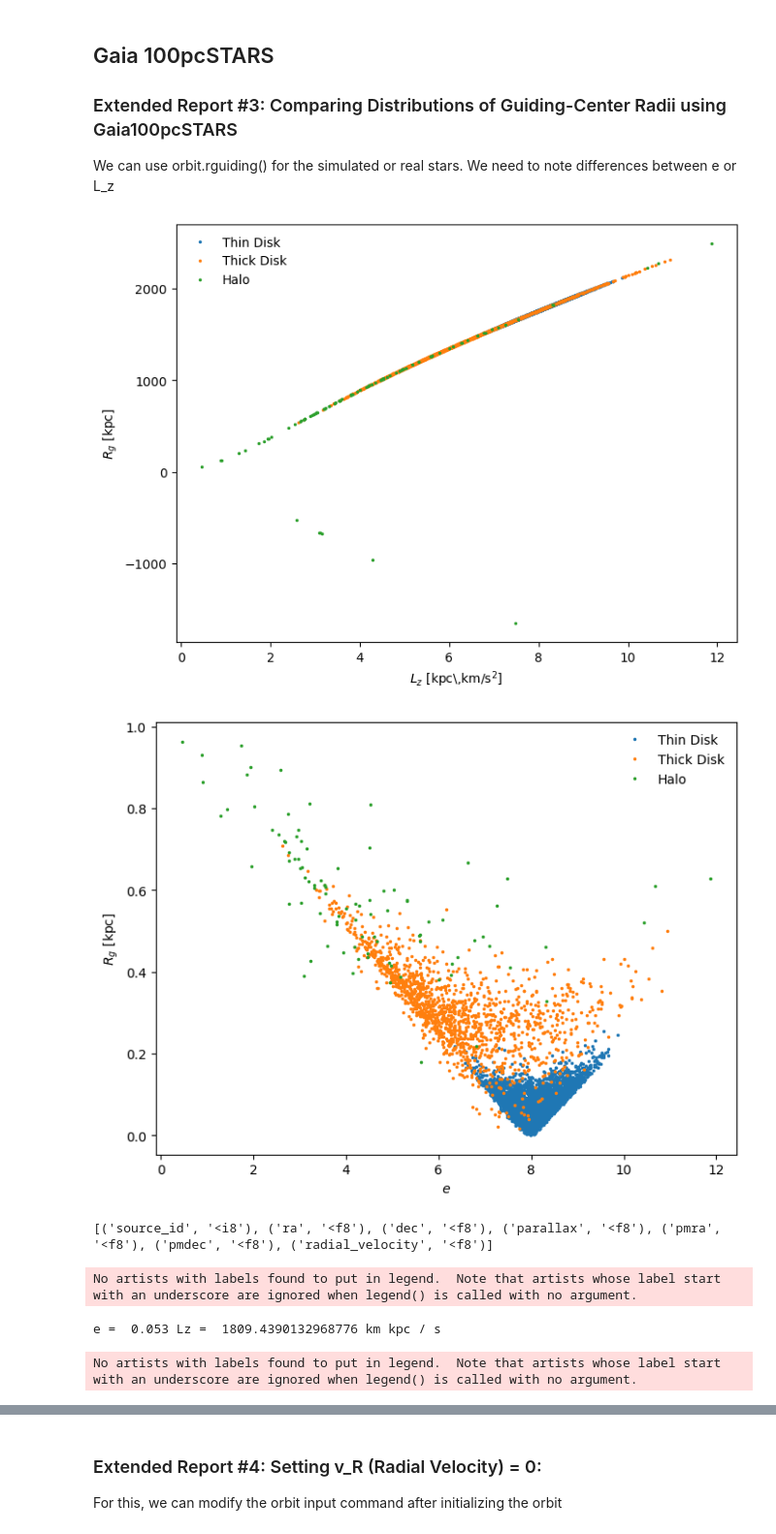
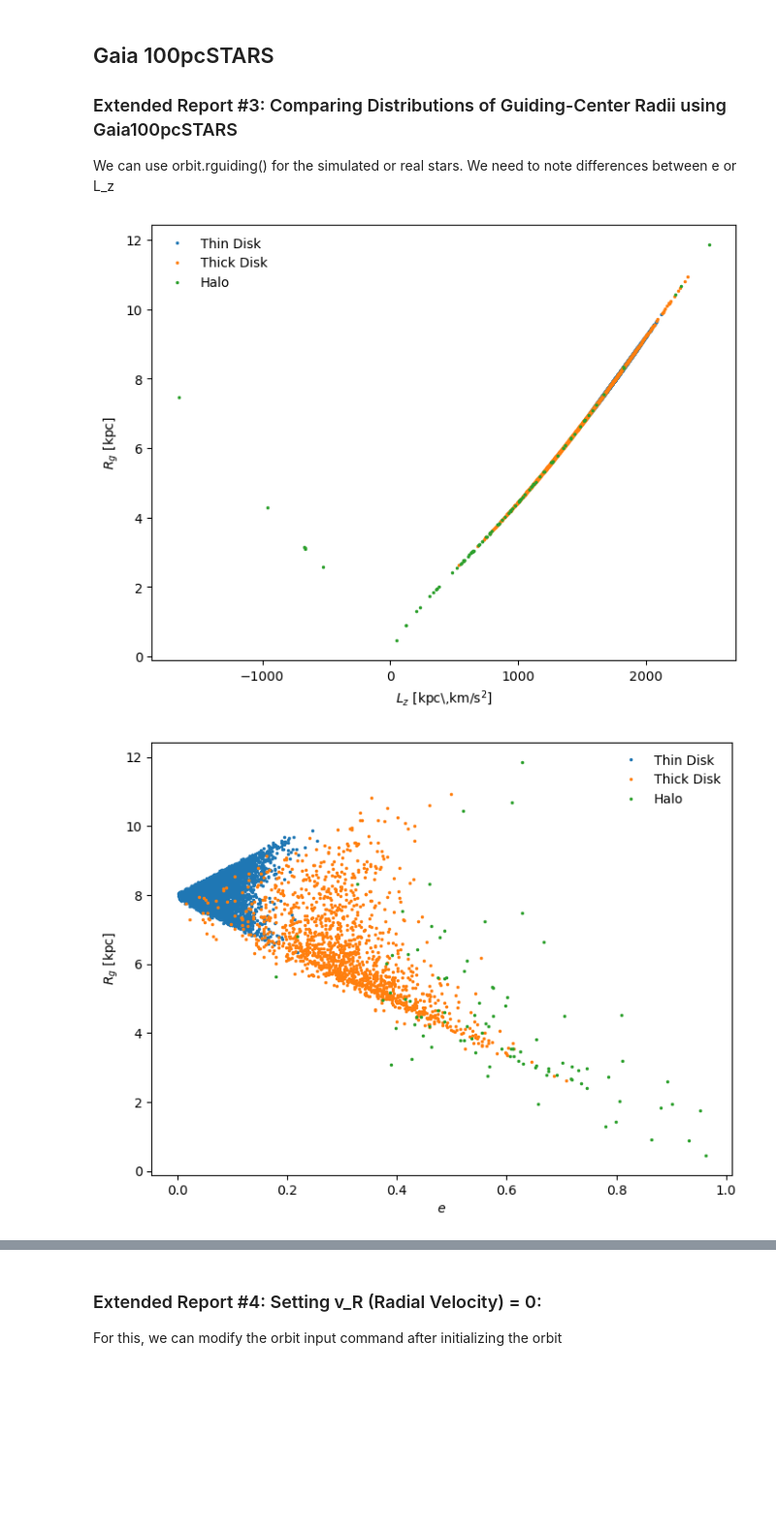
Before and after one commit to CherryWookie/Astrophysics-code, a Jupyter notebook: report2/final_simulation.ipynb, the cells around one changed output, grey strips where cells are left out. Shown at 97% size. Cells and saved outputs as stored; diff of their text form; code cells hidden in the pictures; blank space fills up the shorter version.

```diff
--- a/report2/final_simulation.ipynb
+++ b/report2/final_simulation.ipynb
@@ -557,9 +557,9 @@ We can use orbit.rguiding() for the simulated or real stars. We need to note dif
 
 # Guiding center radius vs Lz modified by using .rguiding()
 fig1 = pl.figure(figsize=(8, 6))
-pl.plot(a_thin.rguiding(),a_thin.Lz(quantity=True), marker='.', ms=3, ls='none', label='Thin Disk')
-pl.plot(a_thick.rguiding(),a_thick.Lz(quantity=True), marker='.', ms=3, ls='none', label='Thick Disk')
-pl.plot(a_halo.rguiding(),a_halo.Lz(quantity=True), marker='.', ms=3, ls='none', label='Halo')
+pl.plot(a_thin.Lz(quantity=True),a_thin.rguiding(), marker='.', ms=3, ls='none', label='Thin Disk')
+pl.plot(a_thick.Lz(quantity=True),a_thick.rguiding(), marker='.', ms=3, ls='none', label='Thick Disk')
+pl.plot(a_halo.Lz(quantity=True),a_halo.rguiding(), marker='.', ms=3, ls='none', label='Halo')
 pl.xlabel(r'$L_z$ [kpc\,km/s$^2$]')
 pl.ylabel(r'$R_g$ [kpc]')
 pl.savefig("sim_gr_Lz.png", dpi=150, bbox_inches='tight')
@@ -568,9 +568,9 @@ pl.show()
 
 # guiding center radius vs e
 fig2 = pl.figure(figsize=(8, 6))
-pl.plot(a_thin.rguiding(),a_thin.e(), marker='.', ms=3, ls='none', label='Thin Disk')
-pl.plot(a_thick.rguiding(),a_thick.e(), marker='.', ms=3, ls='none', label='Thick Disk')
-pl.plot(a_halo.rguiding(),a_halo.e(), marker='.', ms=3, ls='none', label='Halo')
+pl.plot(a_thin.e(),a_thin.rguiding(), marker='.', ms=3, ls='none', label='Thin Disk')
+pl.plot(a_thick.e(),a_thick.rguiding(), marker='.', ms=3, ls='none', label='Thick Disk')
+pl.plot(a_halo.e(),a_halo.rguiding(), marker='.', ms=3, ls='none', label='Halo')
 pl.xlabel(r'$e$')
 pl.ylabel(r'$R_g$ [kpc]')
 pl.savefig("sim_gr_e.png", dpi=150, bbox_inches='tight')
@@ -647,36 +647,32 @@ pl.show()
 fig = pl.figure(figsize=(7,7))
 fig.subplots_adjust(wspace=0.3)
 ax1 = fig.add_subplot(111)
 
 # using all of the integrated orbits
 
 ax1.plot(a_stars.V(),np.sqrt(a_stars.U()**2 + a_stars.W()**2), marker='.', ms=3, ls='none')
 
 ax1.set_xlabel(r'$V_{\rm LSR}$ [km/s]')
 ax1.set_ylabel(r'$\sqrt{U^2_{\rm LSR} + W^2_{\rm LSR}}$ [km/s]')
 
 pl.show()
 
 
 
 #-----------------------------------------------
 # Plotting Vertical Component of Momentum L_z
 #-----------------------------------------------
 fig = pl.figure(figsize=(7,7))
 fig.subplots_adjust(wspace=0.3)
 ax1 = fig.add_subplot(111)
 
 # Using ALL integrated orbits
 ax1.plot(a_stars.e(),a_stars.Lz(), marker='.', ms=3, ls='none')
 
 ax1.set_xlabel(r'$e$')
 ax1.set_ylabel(r'$L_z$ [kpc\,km/s$^2$]')
 
 pl.show()
 # %% [output]
-[figure, old version]
+[figure, new version]
-[figure, old version]
+[figure, new version]
-[('source_id', '<i8'), ('ra', '<f8'), ('dec', '<f8'), ('parallax', '<f8'), ('pmra', '<f8'), ('pmdec', '<f8'), ('radial_velocity', '<f8')]
-No artists with labels found to put in legend.  Note that artists whose label start with an underscore are ignored when legend() is called with no argument.
-e =  0.053 Lz =  1809.4390132968776 km kpc / s
-No artists with labels found to put in legend.  Note that artists whose label start with an underscore are ignored when legend() is called with no argument.
```
Also changed, not shown: parts of 4 cells of this notebook, 9 other files.
